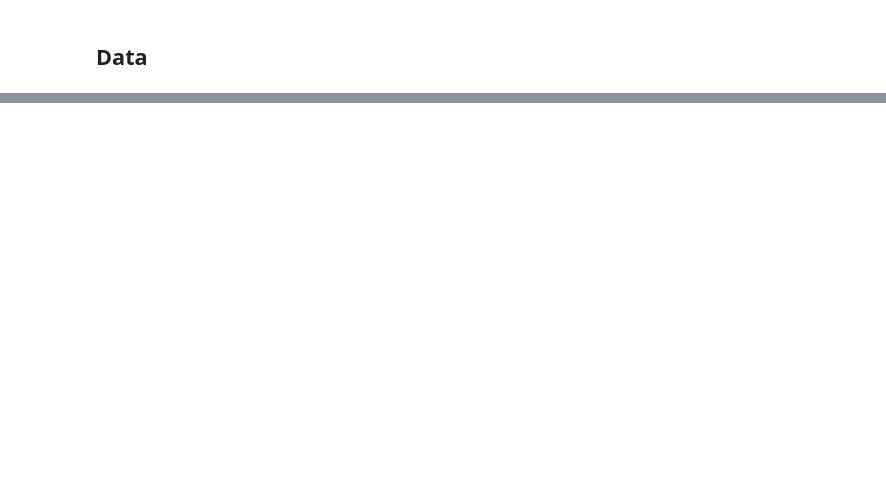
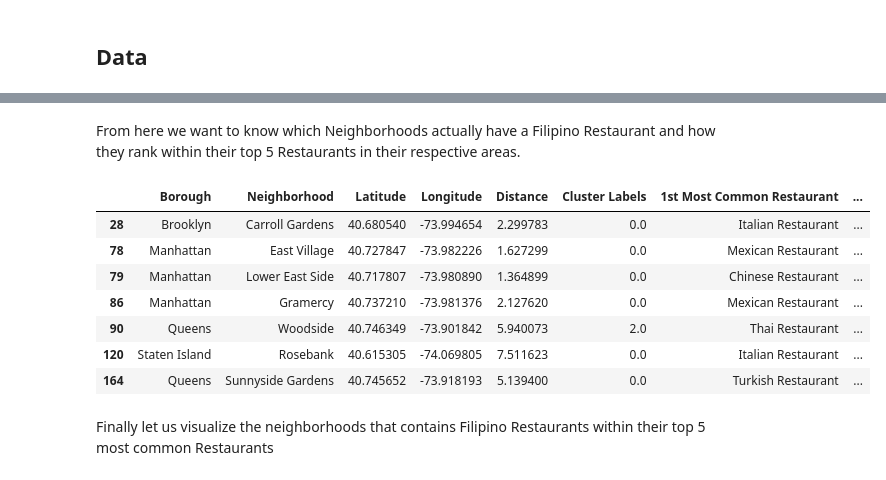
Before and after one commit to gregteo/Coursera_Capstone, a Jupyter notebook: Coursera Capstone Project.ipynb, the cells around one changed output, grey strips where cells are left out. Cells and saved outputs as stored; diff of their text form; code cells hidden in the pictures; blank space fills up the shorter version.

```diff
--- a/Coursera Capstone Project.ipynb
+++ b/Coursera Capstone Project.ipynb
@@ -21,0 +359,21 @@ Data sources that will be needed for the project:
+# %%
+num_top_venues = 5
+
+indicators = ['st', 'nd', 'rd']
+
+# create columns according to number of top venues
+columns = ['Neighborhood']
+for ind in np.arange(num_top_venues):
+    try:
+        columns.append('{}{} Most Common Restaurant'.format(ind+1, indicators[ind]))
+    except:
+        columns.append('{}th Most Common Restaurant'.format(ind+1))
+
+# create a new dataframe
+neighborhoods_venues_sorted = pd.DataFrame(columns=columns)
+neighborhoods_venues_sorted['Neighborhood'] = newyork_grouped['Neighborhood']
+
+for ind in np.arange(newyork_grouped.shape[0]):
+    neighborhoods_venues_sorted.iloc[ind, 1:] = return_most_common_venues(newyork_grouped.iloc[ind, :], num_top_venues)
+
+neighborhoods_venues_sorted.head()
@@ -21,0 +389,5 @@ Data sources that will be needed for the project:
+# %%
+k=5
+newyork_grouped_clustering = newyork_grouped.drop(['Neighborhood'], 1)
+kmeans = KMeans(n_clusters=k, random_state=0).fit(newyork_grouped_clustering)
+kmeans.labels_[0:10]
@@ -21,0 +396,6 @@ Data sources that will be needed for the project:
+# %%
+neighborhoods_venues_sorted.insert(0, 'Cluster Labels', kmeans.labels_)
+# %%
+newyork_merged = neighborhoods1.join(neighborhoods_venues_sorted.set_index('Neighborhood'), on='Neighborhood')
+
+newyork_merged.head()
@@ -21,0 +530,17 @@ Data sources that will be needed for the project:
+# %% [markdown]
+From here we want to know which Neighborhoods actually have a Filipino Restaurant and how they rank within their top 5 Restaurants in their respective areas.
+# %%
+filter_list = ['Woodside','East Village','Carroll Gardens','Lower East Side','Gramercy','Rosebank','Sunnyside Gardens']
+fil_clus=newyork_merged[newyork_merged.Neighborhood.isin(filter_list)]
+fil_clus
+# %% [output]
+|  | Borough | Neighborhood | Latitude | Longitude | Distance | Cluster Labels | 1st Most Common Restaurant | ... |
+| 28 | Brooklyn | Carroll Gardens | 40.680540 | -73.994654 | 2.299783 | 0.0 | Italian Restaurant | ... |
+| 78 | Manhattan | East Village | 40.727847 | -73.982226 | 1.627299 | 0.0 | Mexican Restaurant | ... |
+| 79 | Manhattan | Lower East Side | 40.717807 | -73.980890 | 1.364899 | 0.0 | Chinese Restaurant | ... |
+| 86 | Manhattan | Gramercy | 40.737210 | -73.981376 | 2.127620 | 0.0 | Mexican Restaurant | ... |
+| 90 | Queens | Woodside | 40.746349 | -73.901842 | 5.940073 | 2.0 | Thai Restaurant | ... |
+| 120 | Staten Island | Rosebank | 40.615305 | -74.069805 | 7.511623 | 0.0 | Italian Restaurant | ... |
+| 164 | Queens | Sunnyside Gardens | 40.745652 | -73.918193 | 5.139400 | 0.0 | Turkish Restaurant | ... |
+# %% [markdown]
+Finally let us visualize the neighborhoods that contains Filipino Restaurants within their top 5 most common Restaurants
```
Also changed, not shown: parts of 54 cells of this notebook.
